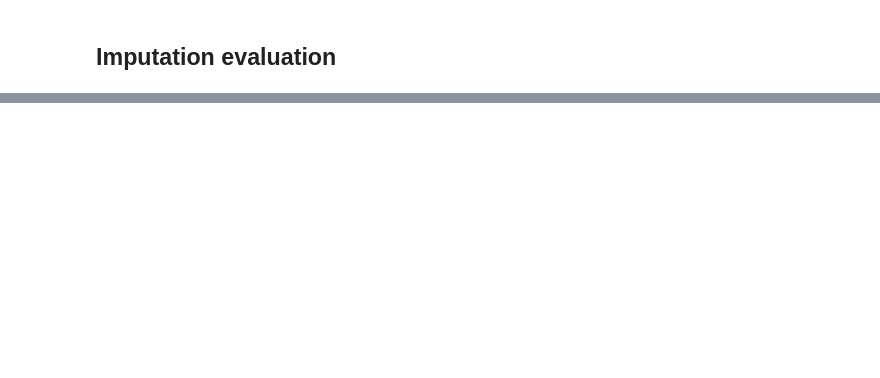
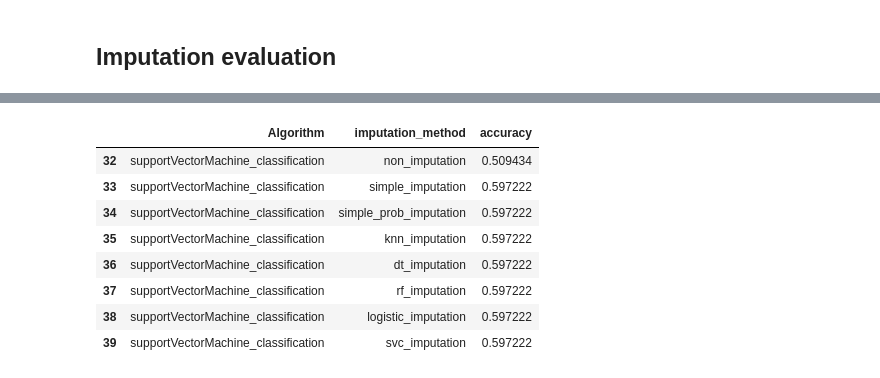
Before and after one commit to g7xu/Exploring_missingness_in_MicrobiomeDataset, a Jupyter notebook: analyzing_data.ipynb, the cells around one changed output, grey strips where cells are left out. Cells and saved outputs as stored; diff of their text form; code cells hidden in the pictures; blank space fills up the shorter version.

```diff
--- a/analyzing_data.ipynb
+++ b/analyzing_data.ipynb
@@ -348,0 +692,12 @@ ModuleNotFoundError: No module named 'fancyimpute'
+# %%
+imputation_results[imputation_results['Algorithm'] == 'supportVectorMachine_classification']
+# %% [output]
+|  | Algorithm | imputation_method | accuracy |
+| 32 | supportVectorMachine_classification | non_imputation | 0.509434 |
+| 33 | supportVectorMachine_classification | simple_imputation | 0.597222 |
+| 34 | supportVectorMachine_classification | simple_prob_imputation | 0.597222 |
+| 35 | supportVectorMachine_classification | knn_imputation | 0.597222 |
+| 36 | supportVectorMachine_classification | dt_imputation | 0.597222 |
+| 37 | supportVectorMachine_classification | rf_imputation | 0.597222 |
+| 38 | supportVectorMachine_classification | logistic_imputation | 0.597222 |
+| 39 | supportVectorMachine_classification | svc_imputation | 0.597222 |
```
Also changed, not shown: parts of 29 cells of this notebook, 1 other file.
